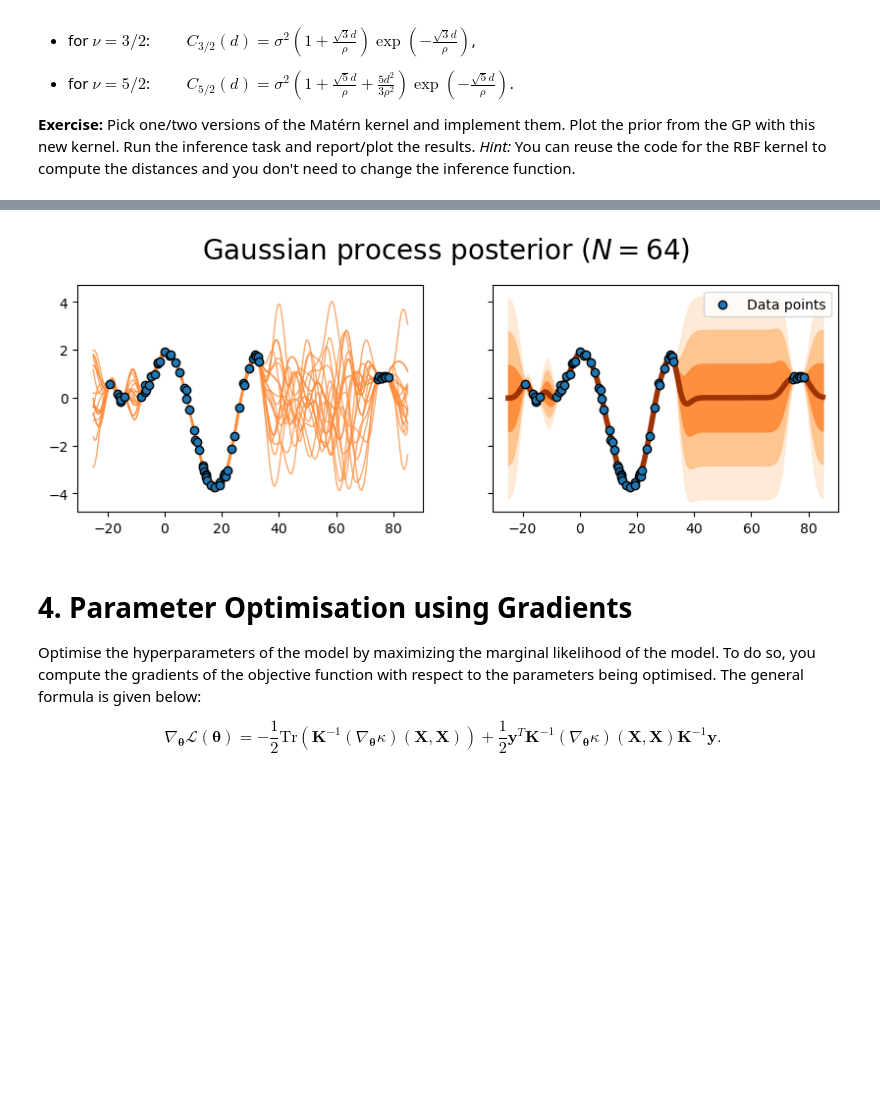
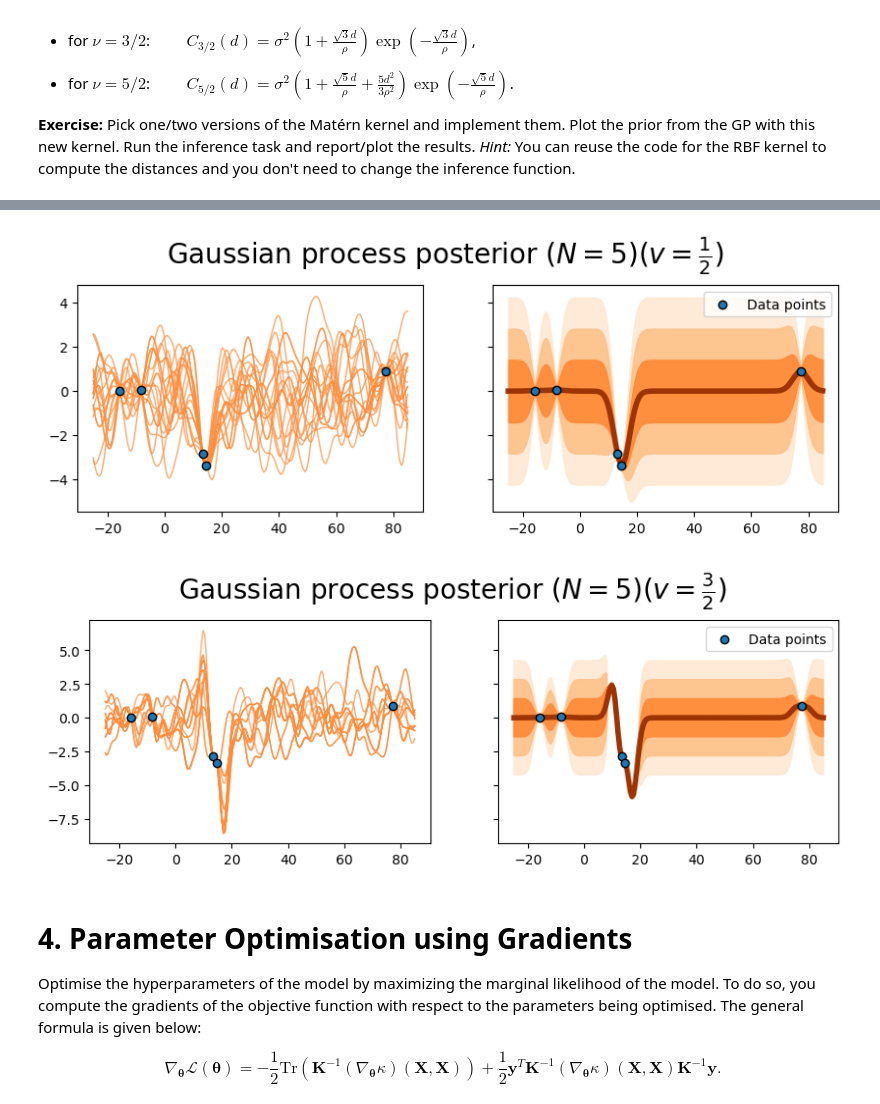
Before and after one commit to francdente/asi-labs, a Jupyter notebook: lab_week2-public/Gaussian_Process_Regression.ipynb, the cells around one changed output, grey strips where cells are left out. Drawn from its saved outputs; the diff is of its cells as text; code cells hidden in the pictures; blank space fills up the shorter version.

```diff
--- a/lab_week2-public/Gaussian_Process_Regression.ipynb
+++ b/lab_week2-public/Gaussian_Process_Regression.ipynb
@@ -130,7 +130,7 @@ def rbf_kernel(params, X1, X2):
 # %% [markdown]
 **Exercise:** Compute the kernel matrix $\kappa(\boldsymbol{X}, \boldsymbol{X})$. Plot it using `plt.imshow()`. Start with $\sigma^2_f$ and $l$ both equal to one. Then try to change this two parameter. What do you see? Comment the figure.
 # %%
-params = {"lengthscale": 1.0, "variance": 1.0}
+params = {"lengthscale": 1.0, "variance": 1}
 
 K =  rbf_kernel(params, X, X) # @@ COMPLETE @@ #
 
@@ -203,13 +257,13 @@ plt.show()
 # %%
-params = {"lengthscale": 10.0, "variance": 1.0}
+params_2 = {"lengthscale": 15.0, "variance": 0.1}
 
-samples, mean, cov = sample_f_prior(params, rbf_kernel, Xt)
+samples, mean, cov = sample_f_prior(params_2, rbf_kernel, Xt)
 
 fig, (ax0, ax1) = plt.subplots(1, 2, figsize=[10, 3], sharey=True)
 plot_samples(Xt, samples, ax=ax0)
 plot_gp(Xt, mean, cov, ax=ax1)
 plot_data(X, y, ax1)
 ax1.legend()
-fig.suptitle(r"Gaussian process prior", y=1.05, fontsize=20)
+fig.suptitle(f"lengthscale={params_2['lengthscale']}, variance={params_2['variance']}", y=1.05, fontsize=20)
 plt.show()
 # %% [output]
@@ -457,20 +615,35 @@ plt.show()
 # %%
 np.random.seed(0)
-f_mean, f_cov = predict_f_posterior(params, matern_kernel_12, X, y, Xt)
+f_mean, f_cov = predict_f_posterior(params, matern_kernel_12, Xtr, ytr, Xt)
 samples = np.random.multivariate_normal(f_mean, f_cov, 50)
 
 fig, (ax0, ax1) = plt.subplots(1, 2, figsize=[10, 3], sharey=True)
 
 plot_samples(Xt, samples, palette="Oranges", ax=ax0)
-plot_data(X, y, ax0)
+plot_data(Xtr, ytr, ax0)
 plot_gp(Xt, f_mean, f_cov, ax=ax1, palette="Oranges")
-plot_data(X, y, ax1)
+plot_data(Xtr, ytr, ax1)
 ax1.legend()
-fig.suptitle(f"Gaussian process posterior ($N={len(X)}$)", y=1.05, fontsize=20)
+fig.suptitle(f"Gaussian process posterior ($N={len(Xtr)}$)"+ r"($v=\frac{1}{2}$)", y=1.05, fontsize=20)
 
 plt.show()
+
+f_mean, f_cov = predict_f_posterior(params, matern_kernel_32, Xtr, ytr, Xt)
+samples = np.random.multivariate_normal(f_mean, f_cov, 10)
+
+fig, (ax0, ax1) = plt.subplots(1, 2, figsize=[10, 3], sharey=True)
+
+plot_samples(Xt, samples, palette="Oranges", ax=ax0)
+plot_data(Xtr, ytr, ax0)
+plot_gp(Xt, f_mean, f_cov, ax=ax1, palette="Oranges")
+plot_data(Xtr, ytr, ax1)
+ax1.legend()
+fig.suptitle(f"Gaussian process posterior ($N={len(Xtr)}$)" + r"($v=\frac{3}{2}$)", y=1.05, fontsize=20)
+
+plt.show()
 # %% [output]
-[figure, old version]
+[figure, new version]
+[figure, added]
 # %% [markdown]
 # 4. Parameter Optimisation using Gradients
 
```
Also changed, not shown: parts of 21 cells of this notebook.
